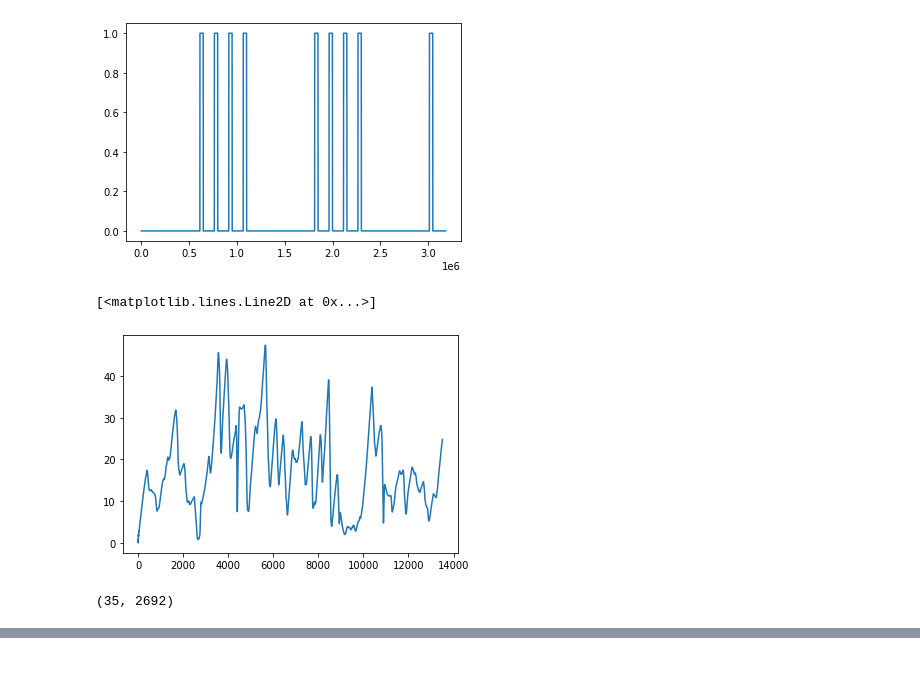
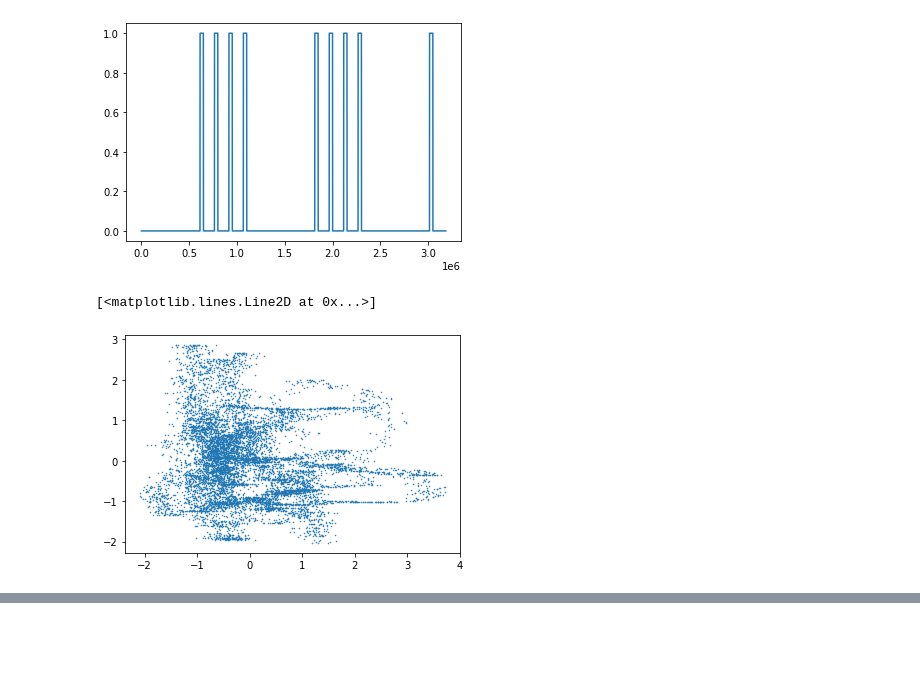
Before and after one commit to williamgilpin/shrec, a Jupyter notebook: process_datasets.ipynb, the cells around one changed output, grey strips where cells are left out. Drawn from its saved outputs; the diff is of its cells as text; code cells hidden in the pictures.

```diff
--- a/process_datasets.ipynb
+++ b/process_datasets.ipynb
@@ -300,12 +260,10 @@ plt.plot(trigger_eeg)
 # %% [output]
 [<matplotlib.lines.Line2D at 0x...>]
 [figure]
-# %%
-plt.plot(behavior[:last_index_prestim][::1])
-# %% [output]
-[<matplotlib.lines.Line2D at 0x...>]
-[figure, removed]
-# %%
-all_data.shape
-# %% [output]
-(35, 2692)
+# %%
+# plt.plot(standardize_ts(trigger_eeg[:3000]))
+
+plt.plot(standardize_ts(all_data0[1][0, :9000]), standardize_ts(behavior[:9000]), '.', markersize=1)
+# %% [output]
+[<matplotlib.lines.Line2D at 0x...>]
+[figure, added]
```
Also changed, not shown: parts of 14 cells of this notebook, 14 other files.
